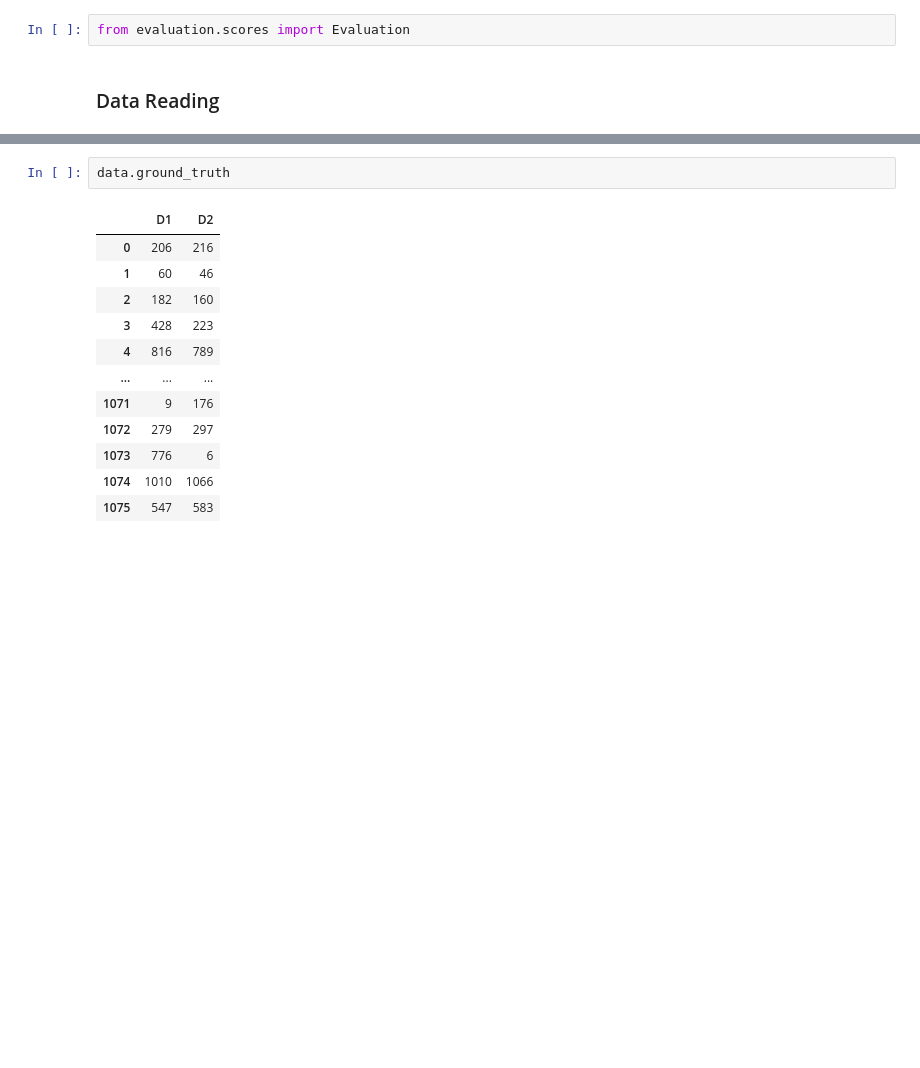
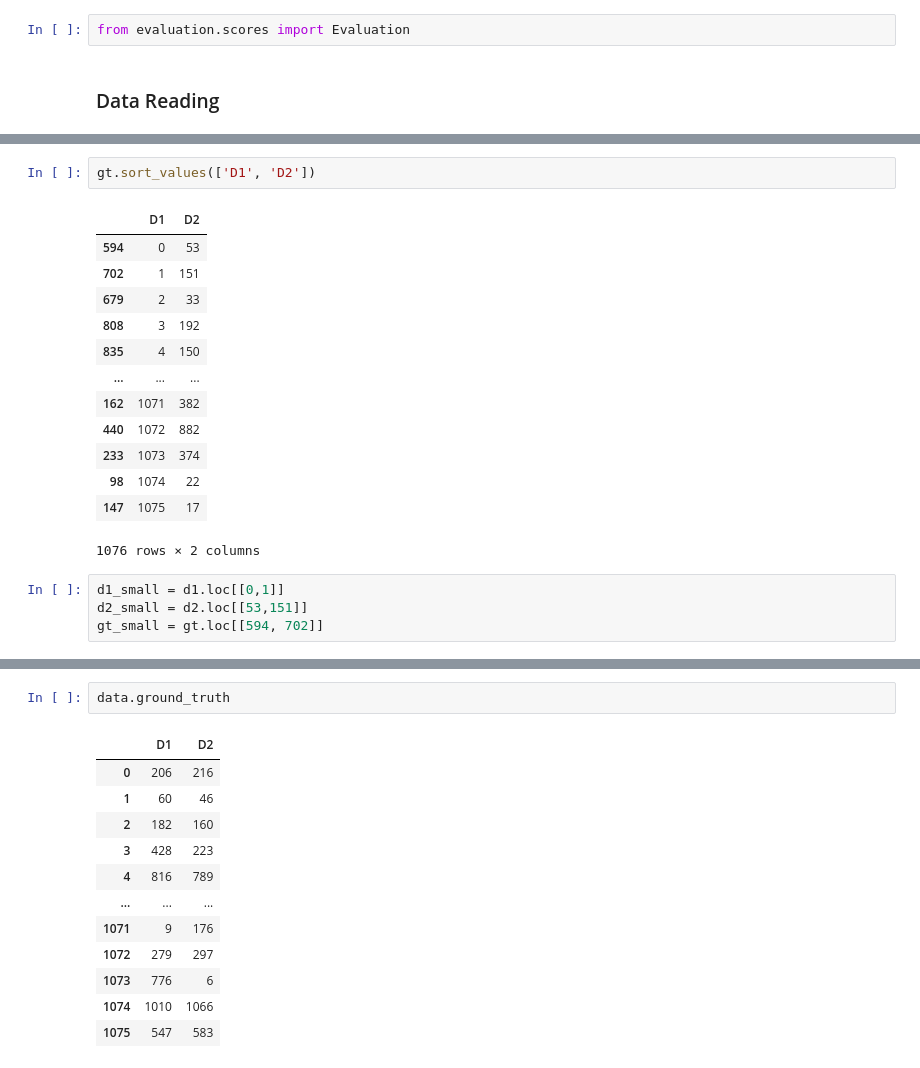
Before and after one commit to ilias6/Parallel-pyJedAI, a Jupyter notebook: src/clean_clean_er.ipynb, the cells around one changed output, grey strips where cells are left out. Cells and saved outputs as stored; diff of their text form; blank space fills up the shorter version.

```diff
--- a/src/clean_clean_er.ipynb
+++ b/src/clean_clean_er.ipynb
@@ -63,0 +75,20 @@ pd.read_csv("../data/D2/gt.csv", sep='|', engine='python')['D1']
+# %%
+gt.sort_values(['D1', 'D2'])
+# %% [output]
+|  | D1 | D2 |
+| 594 | 0 | 53 |
+| 702 | 1 | 151 |
+| 679 | 2 | 33 |
+| 808 | 3 | 192 |
+| 835 | 4 | 150 |
+| ... | ... | ... |
+| 162 | 1071 | 382 |
+| 440 | 1072 | 882 |
+| 233 | 1073 | 374 |
+| 98 | 1074 | 22 |
+| 147 | 1075 | 17 |
+1076 rows × 2 columns
+# %%
+d1_small = d1.loc[[0,1]]
+d2_small = d2.loc[[53,151]]
+gt_small = gt.loc[[594, 702]]
```
Also changed, not shown: parts of 16 cells of this notebook, 2 other files.
